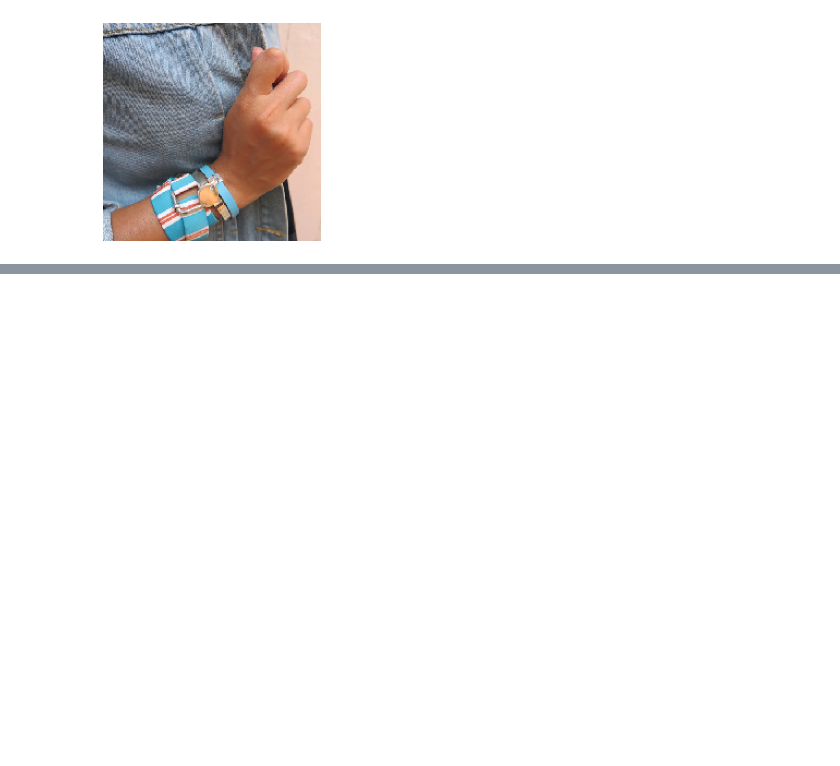
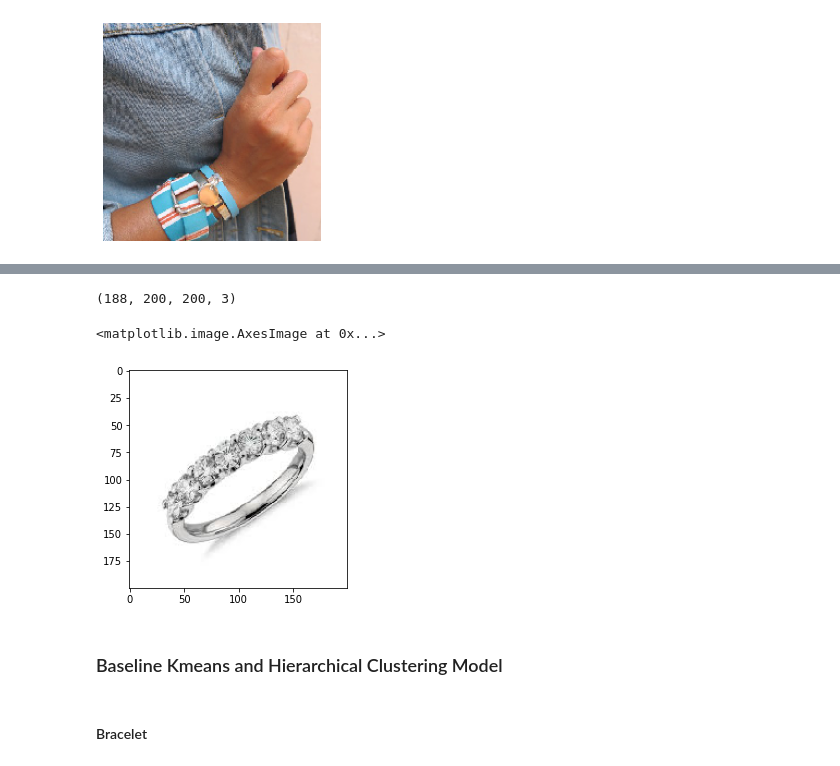
Before and after one commit to arashag/Jewelry_Recommender_System, a Jupyter notebook: Jewellery_Classification_CNN.ipynb, the cells around one changed output, grey strips where cells are left out. Cells and saved outputs as stored; diff of their text form; code cells hidden in the pictures; blank space fills up the shorter version.

```diff
--- a/Jewellery_Classification_CNN.ipynb
+++ b/Jewellery_Classification_CNN.ipynb
@@ -507,0 +608,22 @@ Predicted as a/an ring while it is a/an bracelet
+# %%
+# Loading ring images
+x_ring=np.empty(shape=(ring_image_count,200,200,3),dtype=np.float32)
+counter=0
+for i in (sorted(large_data_dir.parent.glob('Jewellery/ring/*.jpg'))):
+  b=(tf.keras.preprocessing.image.img_to_array(tf.keras.preprocessing.image.load_img(i,target_size=(200,200))))/255.0
+  x_ring[counter]=b
+  counter+=1
+# %%
+x_ring.shape
+# %% [output]
+(188, 200, 200, 3)
+# %%
+plt.imshow(x_ring[0].astype(np.float32))
+# %% [output]
+<matplotlib.image.AxesImage at 0x...>
+[figure, added]
+# %% [markdown]
+
+### Baseline Kmeans and Hierarchical Clustering Model
+# %% [markdown]
+#### Bracelet
```
Also changed, not shown: parts of 237 cells of this notebook, 1 other file.
